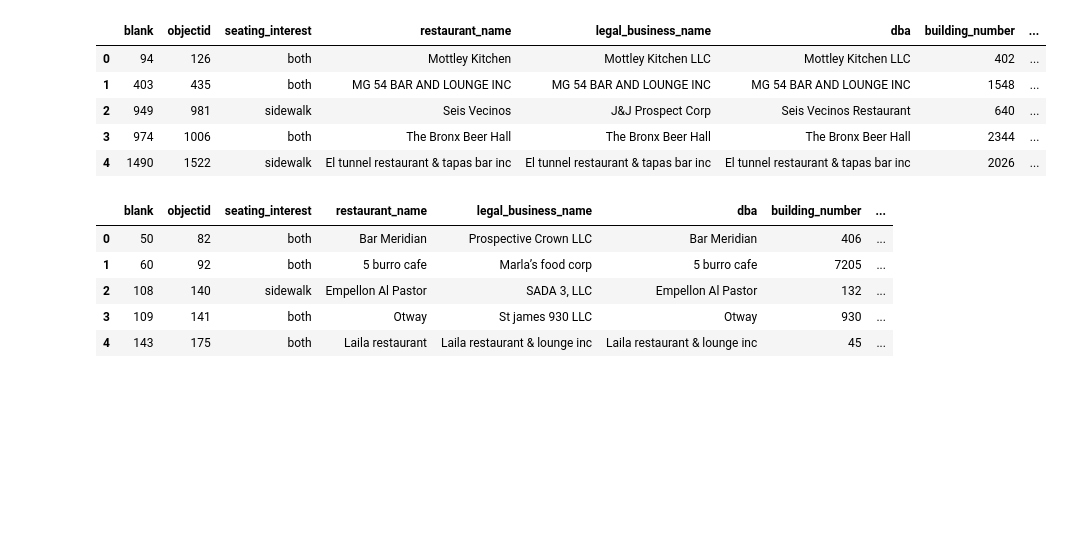
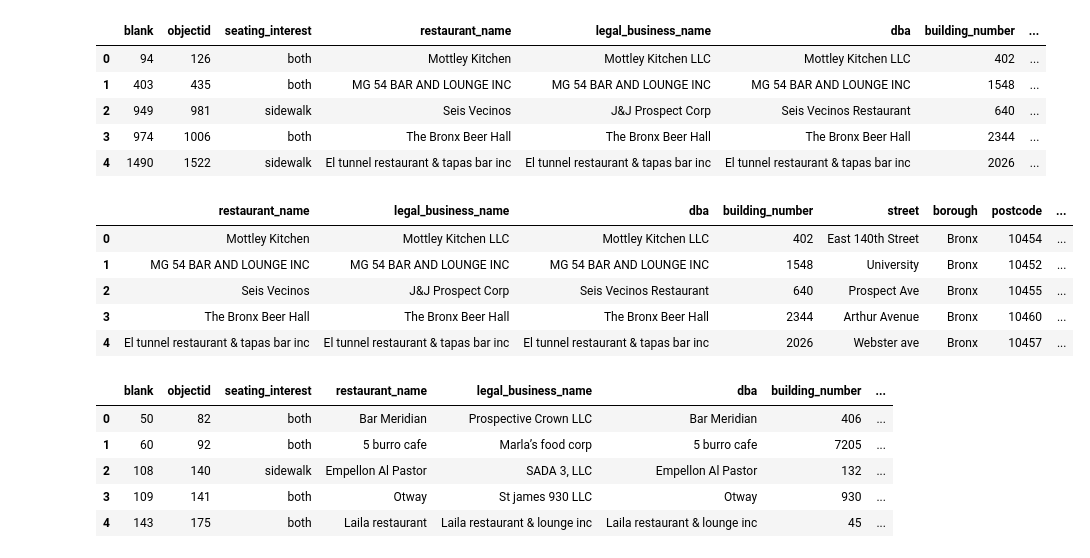
Before and after one commit to natyrrr/NYC-Restaurant-Analysis, a Jupyter notebook: covid_restaurant_data/nyc_open_data/phase_2_restaurant_opening_apps.ipynb, the cells around one changed output. Drawn from its saved outputs; the diff is of its cells as text; code cells hidden in the pictures; blank space fills up the shorter version.

Commit message:
Things just got a little better.
Dropped some boring columns.

```diff
--- a/covid_restaurant_data/nyc_open_data/phase_2_restaurant_opening_apps.ipynb
+++ b/covid_restaurant_data/nyc_open_data/phase_2_restaurant_opening_apps.ipynb
@@ -67,6 +67,17 @@ low_income_open.head()
 | 2 | 949 | 981 | sidewalk | Seis Vecinos | J&J Prospect Corp | Seis Vecinos Restaurant | 640 | ... |
 | 3 | 974 | 1006 | both | The Bronx Beer Hall | The Bronx Beer Hall | The Bronx Beer Hall | 2344 | ... |
 | 4 | 1490 | 1522 | sidewalk | El tunnel restaurant & tapas bar inc | El tunnel restaurant & tapas bar inc | El tunnel restaurant & tapas bar inc | 2026 | ... |
+# %%
+low_income_open=low_income_open.drop(columns=["seating_interest","objectid","blank","nta"])
+# %%
+low_income_open.head()
+# %% [output]
+|  | restaurant_name | legal_business_name | dba | building_number | street | borough | postcode | ... |
+| 0 | Mottley Kitchen | Mottley Kitchen LLC | Mottley Kitchen LLC | 402 | East 140th Street | Bronx | 10454 | ... |
+| 1 | MG 54 BAR AND LOUNGE INC | MG 54 BAR AND LOUNGE INC | MG 54 BAR AND LOUNGE INC | 1548 | University | Bronx | 10452 | ... |
+| 2 | Seis Vecinos | J&J Prospect Corp | Seis Vecinos Restaurant | 640 | Prospect Ave | Bronx | 10455 | ... |
+| 3 | The Bronx Beer Hall | The Bronx Beer Hall | The Bronx Beer Hall | 2344 | Arthur Avenue | Bronx | 10460 | ... |
+| 4 | El tunnel restaurant & tapas bar inc | El tunnel restaurant & tapas bar inc | El tunnel restaurant & tapas bar inc | 2026 | Webster ave | Bronx | 10457 | ... |
 # %%
 low_income_open.to_csv("low_income_open.csv")
 # %%
```
Also changed, not shown: parts of 2 cells of this notebook, 2 other files.
